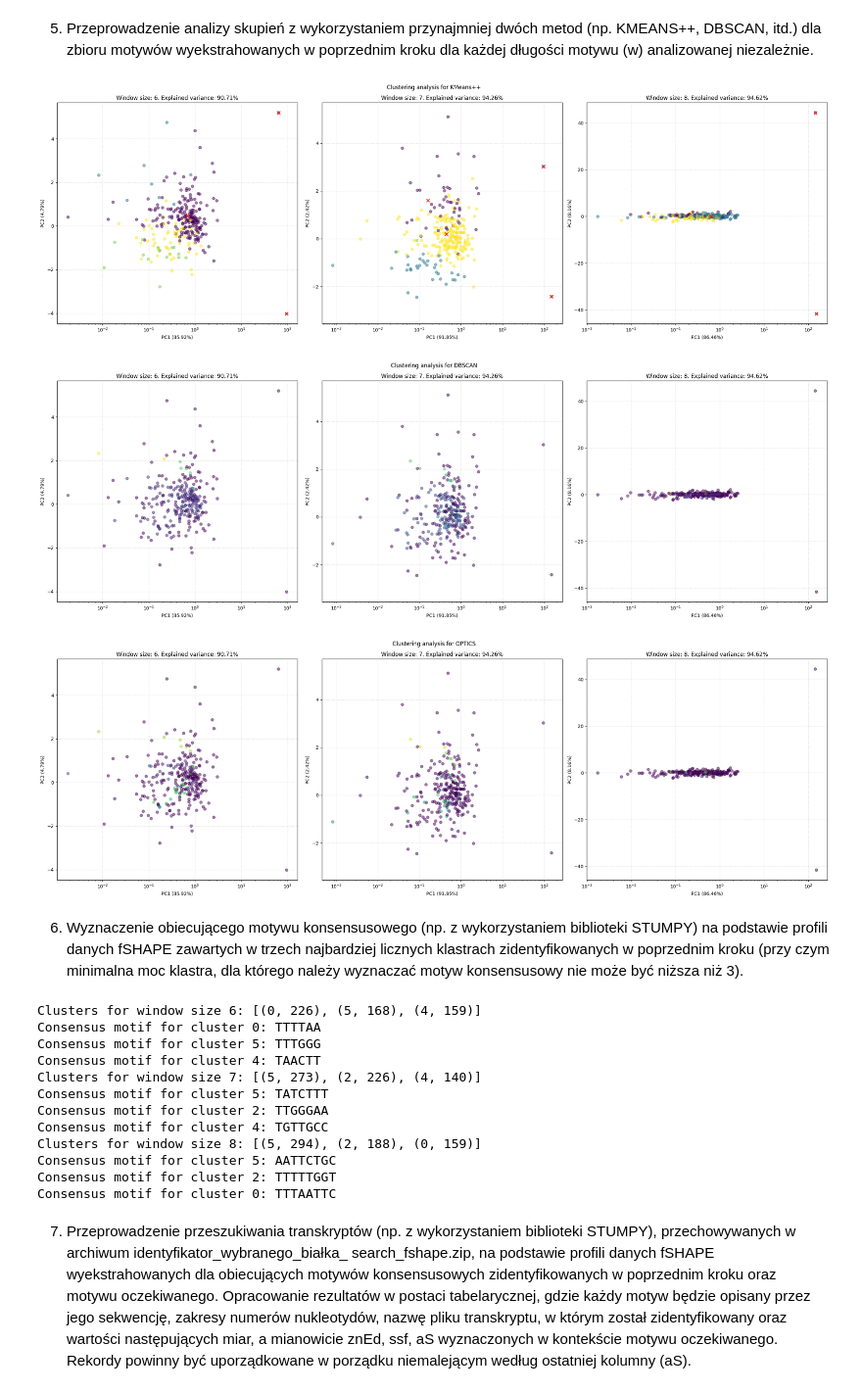
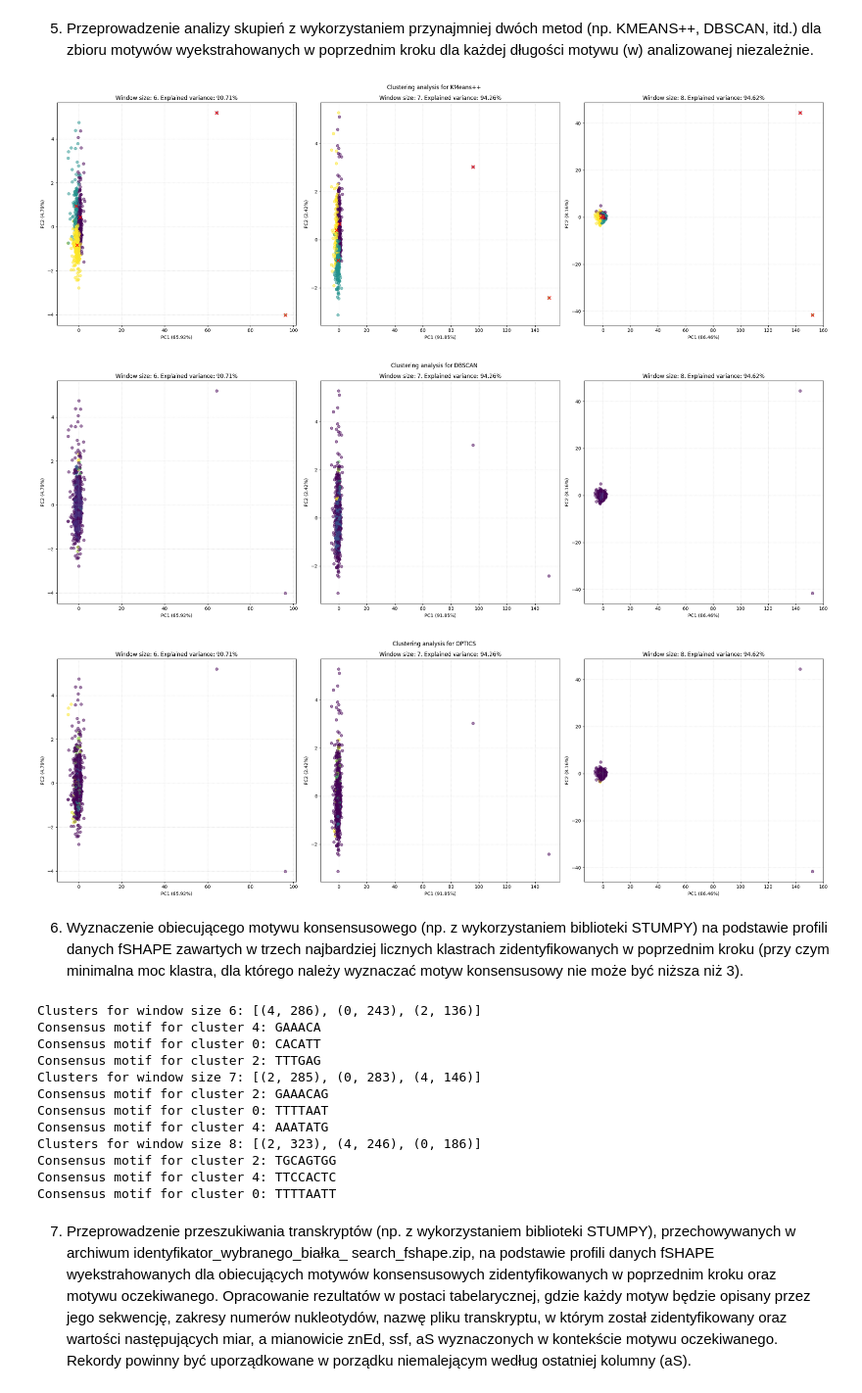
Before and after one commit to Mimikkk/2024-siwb, a Jupyter notebook: project-2/hnrnpc_motifs.ipynb, the cells around one changed output. Shown at 98% size. Saved outputs shown, nothing was run; the diff lists cells and outputs as text; code cells hidden in the pictures.

Commit message:
feat: :zap: add kmeans results

```diff
--- a/project-2/hnrnpc_motifs.ipynb
+++ b/project-2/hnrnpc_motifs.ipynb
@@ -93,38 +92,37 @@ def perform_clustering_analysis(fshapes: defaultdict, model, name) -> None:
         predicted = model.fit_predict(fshapes[window_size])
         pca = PCA(n_components=2)
         fshapes_reduced = pca.fit_transform(fshapes[window_size])
 
         ax[i].scatter(fshapes_reduced[:, 0], fshapes_reduced[:, 1], c=predicted, alpha=0.5)
         ax[i].set_title(
             f"Window size: {window_size}. Explained variance: {sum(pca.explained_variance_ratio_) * 100:.2f}%"
         )
         ax[i].set_xlabel(f"PC1 ({pca.explained_variance_ratio_[0] * 100:.2f}%)")
         ax[i].set_ylabel(f"PC2 ({pca.explained_variance_ratio_[1] * 100:.2f}%)")
         ax[i].grid(linestyle="--", linewidth=0.5, alpha=0.5)
-        ax[i].set_xscale("log")
 
         if model.__class__.__name__ == "KMeans":
             cluster_centers = pca.transform(model.cluster_centers_)
             ax[i].scatter(
                 cluster_centers[:, 0], cluster_centers[:, 1], marker="x", color="red", s=50
             )
 
     plt.suptitle(f"Clustering analysis for {name}")
     plt.show()
 
 
 models = {
-    "KMeans++": KMeans(n_clusters=6, init="k-means++", random_state=42),
+    "KMeans++": KMeans(init="k-means++", n_clusters=5, random_state=42),
     "DBSCAN": DBSCAN(eps=0.8, min_samples=3),
     "OPTICS": OPTICS(min_samples=3),
 }
 
 for name, model in models.items():
     perform_clustering_analysis(promising_fshapes, model, name)
 # %% [output]
-[figure, old version]
+[figure, new version]
-[figure, old version]
+[figure, new version]
-[figure, old version]
+[figure, new version]
 # %% [markdown]
 6. Wyznaczenie obiecującego motywu konsensusowego (np. z wykorzystaniem biblioteki STUMPY) na podstawie profili danych fSHAPE zawartych w trzech najbardziej licznych klastrach zidentyfikowanych w poprzednim kroku (przy czym minimalna moc klastra, dla którego należy wyznaczać motyw konsensusowy nie może być niższa niż 3).
 # %%
@@ -158,18 +156,18 @@ for window_size in window_sizes:
 
         print(f"Consensus motif for cluster {cluster}: {''.join(cluster_motifs[idx])}")
 # %% [output]
-Clusters for window size 6: [(0, 226), (5, 168), (4, 159)]
-Consensus motif for cluster 0: TTTTAA
-Consensus motif for cluster 5: TTTGGG
-Consensus motif for cluster 4: TAACTT
-Clusters for window size 7: [(5, 273), (2, 226), (4, 140)]
-Consensus motif for cluster 5: TATCTTT
-Consensus motif for cluster 2: TTGGGAA
-Consensus motif for cluster 4: TGTTGCC
-Clusters for window size 8: [(5, 294), (2, 188), (0, 159)]
-Consensus motif for cluster 5: AATTCTGC
-Consensus motif for cluster 2: TTTTTGGT
-Consensus motif for cluster 0: TTTAATTC
+Clusters for window size 6: [(4, 286), (0, 243), (2, 136)]
+Consensus motif for cluster 4: GAAACA
+Consensus motif for cluster 0: CACATT
+Consensus motif for cluster 2: TTTGAG
+Clusters for window size 7: [(2, 285), (0, 283), (4, 146)]
+Consensus motif for cluster 2: GAAACAG
+Consensus motif for cluster 0: TTTTAAT
+Consensus motif for cluster 4: AAATATG
+Clusters for window size 8: [(2, 323), (4, 246), (0, 186)]
+Consensus motif for cluster 2: TGCAGTGG
+Consensus motif for cluster 4: TTCCACTC
+Consensus motif for cluster 0: TTTTAATT
 # %% [markdown]
 7. Przeprowadzenie przeszukiwania transkryptów (np. z wykorzystaniem biblioteki STUMPY), przechowywanych w archiwum identyfikator_wybranego_białka_ search_fshape.zip, na podstawie profili danych fSHAPE wyekstrahowanych dla obiecujących motywów konsensusowych zidentyfikowanych w poprzednim kroku oraz motywu oczekiwanego. Opracowanie rezultatów w postaci tabelarycznej, gdzie każdy motyw będzie opisany przez jego sekwencję, zakresy numerów nukleotydów, nazwę pliku transkryptu, w którym został zidentyfikowany oraz wartości następujących miar, a mianowicie znEd, ssf, aS wyznaczonych w kontekście motywu oczekiwanego. Rekordy powinny być uporządkowane w porządku niemalejącym według ostatniej kolumny (aS).
 # %%
```
Also changed, not shown: parts of 7 cells of this notebook, 2 other files.
